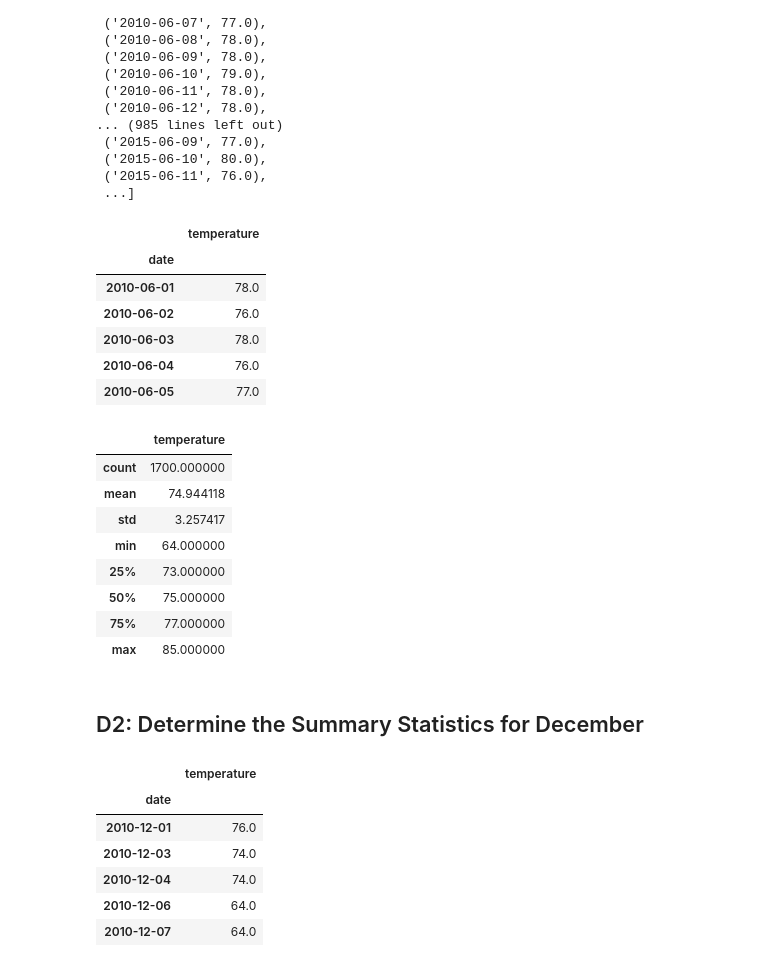
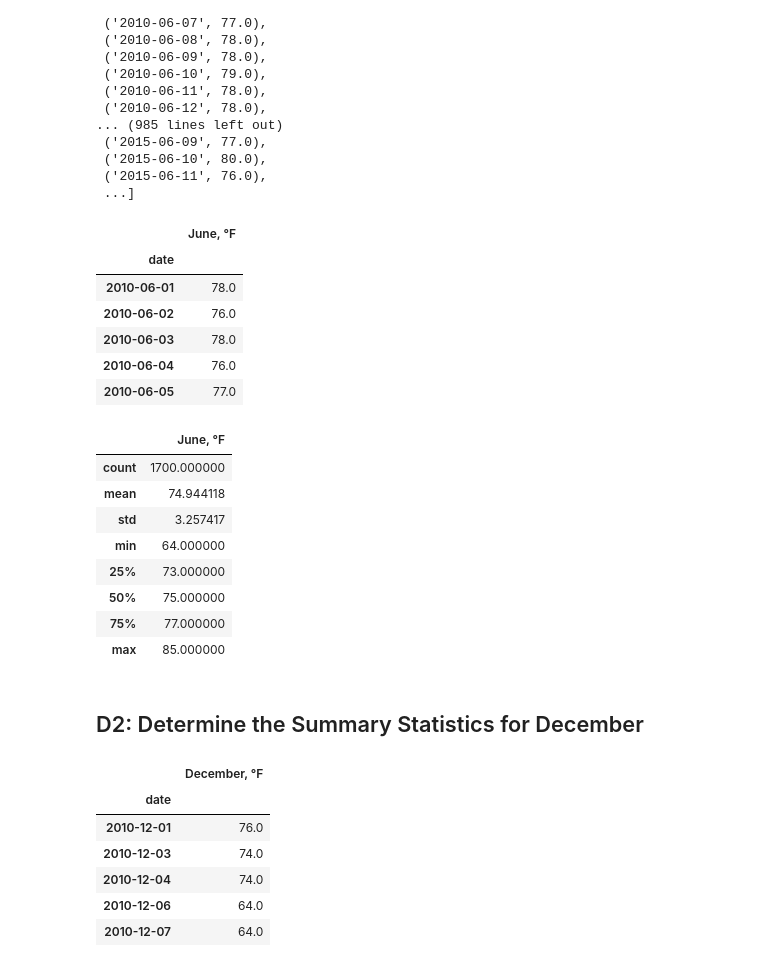
Before and after one commit to xenia-e/surfs_up, a Jupyter notebook: SurfsUp_Challenge.ipynb, the cells around one changed output. Saved outputs shown, nothing was run; the diff lists cells and outputs as text; code cells hidden in the pictures.

```diff
--- a/SurfsUp_Challenge.ipynb
+++ b/SurfsUp_Challenge.ipynb
@@ -59,11 +57,11 @@ june_temps
  ...]
 # %%
 # 4. Create a DataFrame from the list of temperatures for the month of June.
-june_temp_df = pd.DataFrame(june_temps, columns=['date','temperature'])
+june_temp_df = pd.DataFrame(june_temps, columns=['date','June, ℉'])
 june_temp_df.set_index('date', inplace=True)
 june_temp_df.head()
 # %% [output]
-|  | temperature |
+|  | June, ℉ |
 | date |  |
 | 2010-06-01 | 78.0 |
 | 2010-06-02 | 76.0 |
@@ -74,7 +72,7 @@ june_temp_df.head()
 # 5. Calculate and print out the summary statistics for the June temperature DataFrame.
 june_temp_df.describe()
 # %% [output]
-|  | temperature |
+|  | June, ℉ |
 | count | 1700.000000 |
 | mean | 74.944118 |
 | std | 3.257417 |
@@ -94,11 +92,11 @@ december_q = session.query(Measurement.date, Measurement.tobs).filter(extract('m
 december_temps = december_q.all()
 # %%
 # 8. Create a DataFrame from the list of temperatures for the month of December.
-december_temp_df = pd.DataFrame(december_temps, columns=['date','temperature'])
+december_temp_df = pd.DataFrame(december_temps, columns=['date','December, ℉'])
 december_temp_df.set_index('date', inplace=True)
 december_temp_df.head()
 # %% [output]
-|  | temperature |
+|  | December, ℉ |
 | date |  |
 | 2010-12-01 | 76.0 |
 | 2010-12-03 | 74.0 |
```
Also changed, not shown: parts of 7 cells of this notebook, 6 other files.
